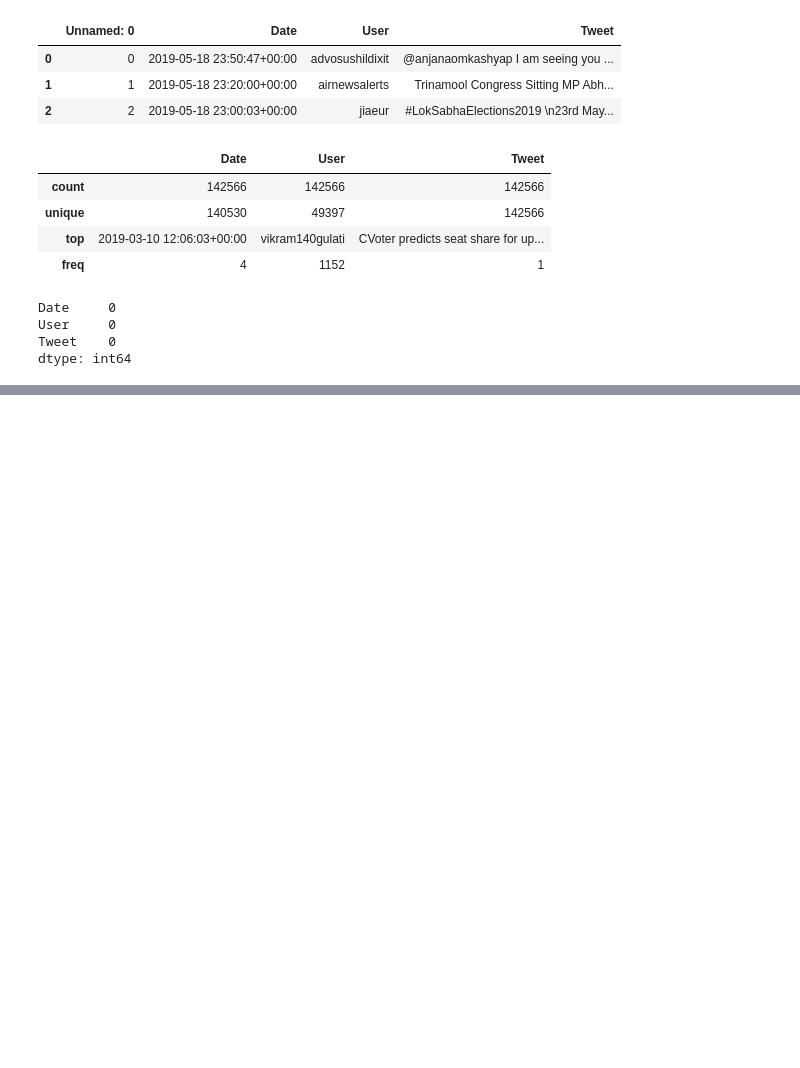
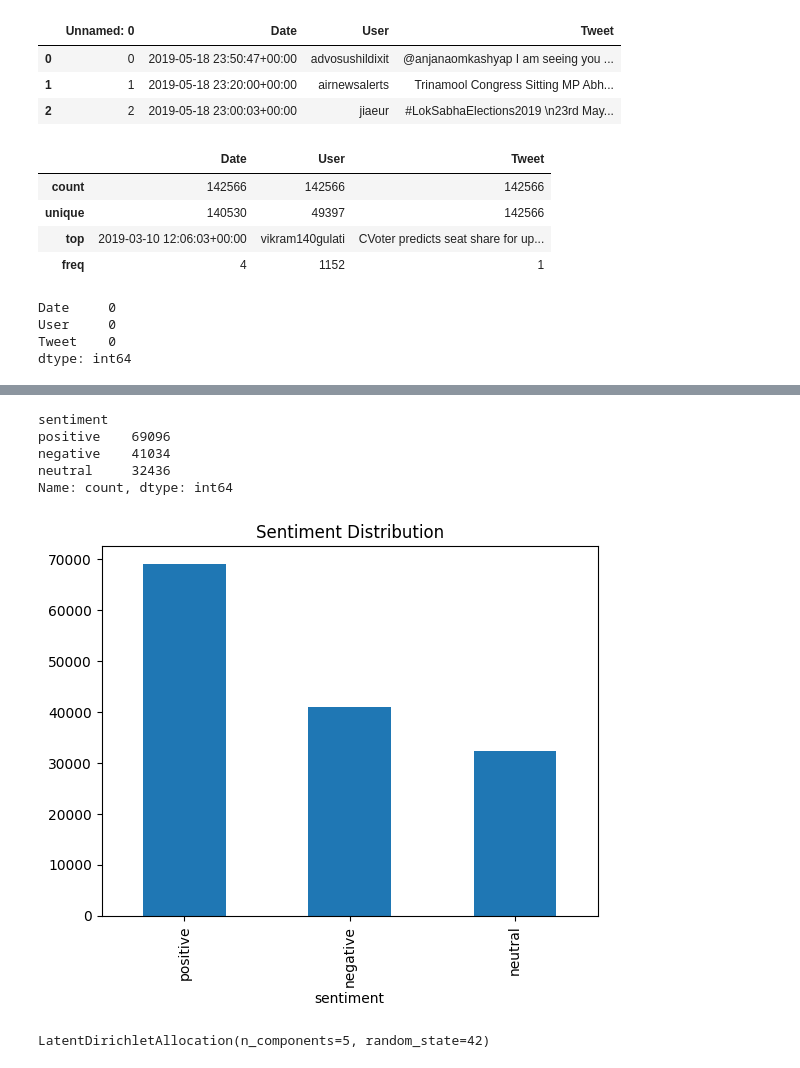
Before and after one commit to Aastha031295/twitter-sentiment-analysis, a Jupyter notebook: data_understanding.ipynb, the cells around one changed output, grey strips where cells are left out. Saved outputs shown, nothing was run; the diff lists cells and outputs as text; code cells hidden in the pictures; blank space fills up the shorter version.

```diff
--- a/data_understanding.ipynb
+++ b/data_understanding.ipynb
@@ -64,0 +88,5 @@ LookupError:
+# %%
+from nltk.sentiment.vader import SentimentIntensityAnalyzer
+nltk.download('vader_lexicon')
+
+sia = SentimentIntensityAnalyzer()
@@ -64,0 +96,27 @@ LookupError:
+# %%
+def analyze_sentiment(text):
+    score = sia.polarity_scores(text)
+    if score['compound'] > 0.05:
+        return 'positive'
+    elif score['compound'] < -0.05:
+        return 'negative'
+    else:
+        return 'neutral'
+
+election_df['sentiment'] = election_df['cleaned_tweet'].apply(analyze_sentiment)
+# %%
+election_df['sentiment'].value_counts()
+# %% [output]
+sentiment
+positive    69096
+negative    41034
+neutral     32436
+Name: count, dtype: int64
+# %%
+import matplotlib.pyplot as plt
+
+election_df['sentiment'].value_counts().plot(kind='bar')
+plt.title('Sentiment Distribution')
+plt.show()
+# %% [output]
+[figure, added]
@@ -64,0 +128,9 @@ LookupError:
+# %%
+# Apply LDA (Latent Dirichlet Allocation)
+
+from sklearn.decomposition import LatentDirichletAllocation
+
+lda = LatentDirichletAllocation(n_components=5, random_state=42)  # 5 topics
+lda.fit(dtm)
+# %% [output]
+LatentDirichletAllocation(n_components=5, random_state=42)
```
Also changed, not shown: parts of 7 cells of this notebook.
